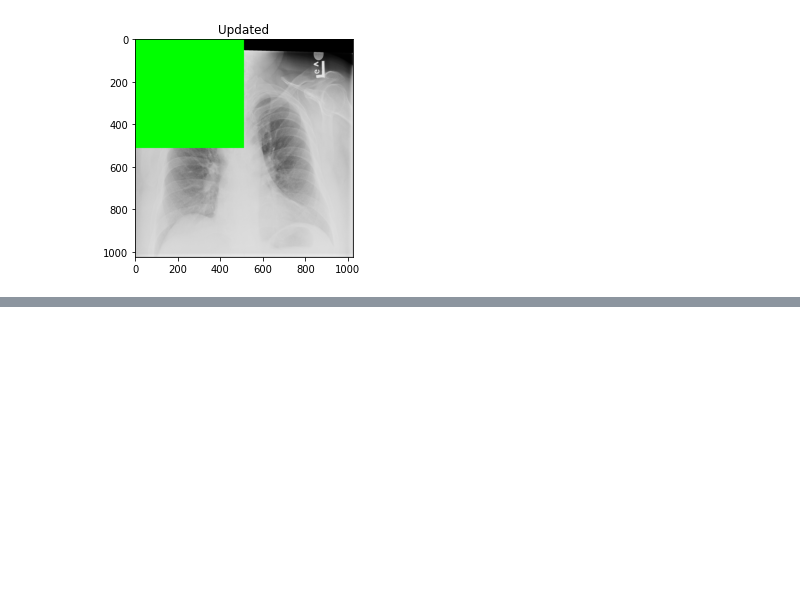
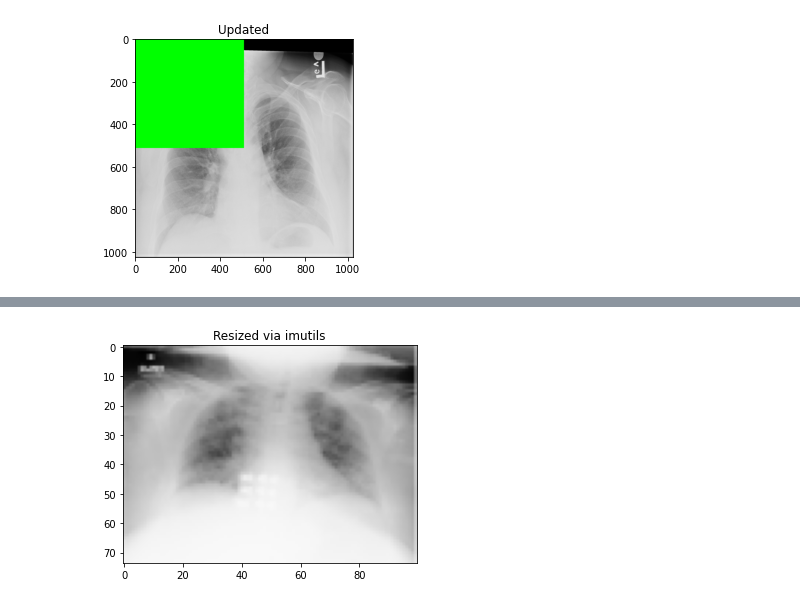
Before and after one commit to ulfanuroktaviana575/Image-Retrieval_261_235, a Jupyter notebook: Open_CV_Basic.ipynb, the cells around one changed output, grey strips where cells are left out. Drawn from its saved outputs; the diff is of its cells as text; code cells hidden in the pictures; blank space fills up the shorter version.

```diff
--- a/Open_CV_Basic.ipynb
+++ b/Open_CV_Basic.ipynb
@@ -412,0 +443,5 @@ plt_imshow("Updated", image)
+# %%
+resized = imutils.resize(image, width=100)
+plt_imshow("Resized via imutils", resized)
+# %% [output]
+[figure, added]
```
Also changed, not shown: parts of 38 cells of this notebook.
